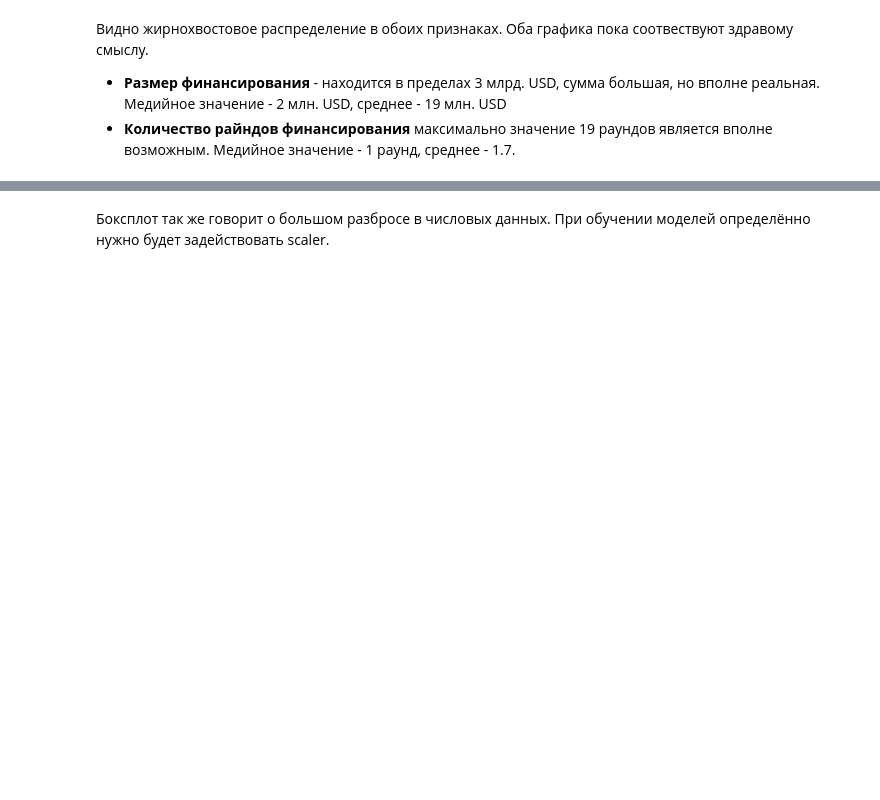
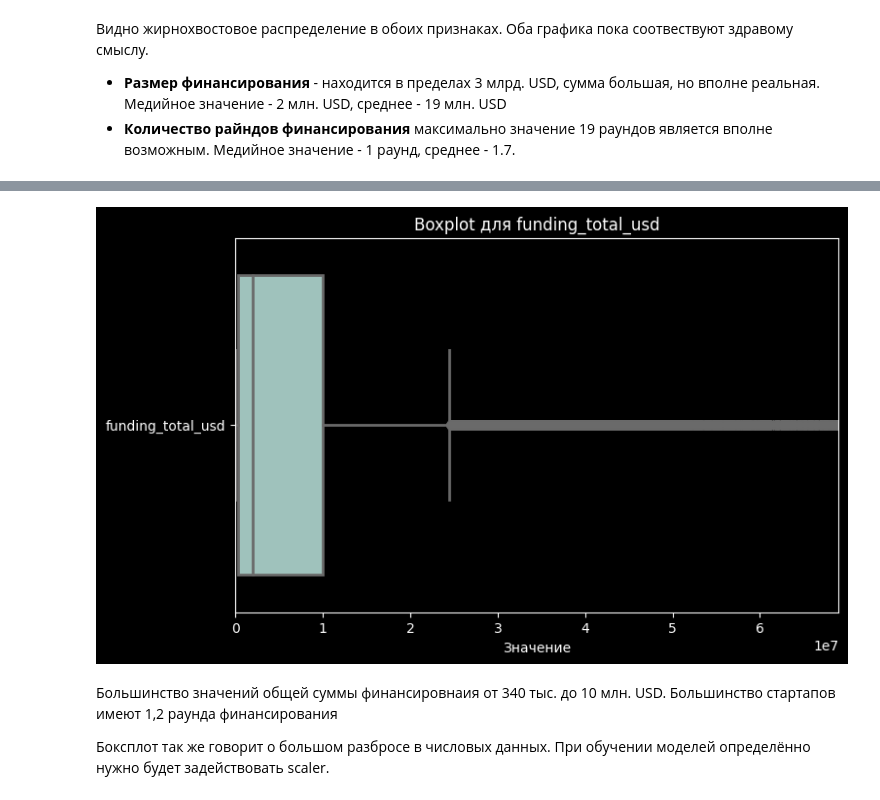
Before and after one commit to FedorSafonov/Predicting-the-success-of-startups, a Jupyter notebook: test.ipynb, the cells around one changed output, grey strips where cells are left out. Drawn from its saved outputs; the diff is of its cells as text; code cells hidden in the pictures; blank space fills up the shorter version.

```diff
--- a/test.ipynb
+++ b/test.ipynb
@@ -115,2 +127,15 @@ for column in numeric_columns:
+# %%
+usd_col = numeric_columns[0]
+plt.figure(figsize=(8, 5))
+sns.boxplot(df[[usd_col]], orient='h', linewidth=2, saturation=0.5)
+plt.title(f'Boxplot для {usd_col}')
+plt.xlim(0,df[usd_col].quantile(0.95))
+plt.xlabel('Значение')
+plt.show()
+# %% [output]
+[figure, added]
 # %% [markdown]
+Большинство значений общей суммы финансировнаия от 340 тыс. до 10 млн. USD.
+Большинство стартапов имеют 1,2 раунда финансирования
+
 Боксплот так же говорит о большом разбросе в числовых данных. При обучении моделей определённо нужно будет задействовать scaler.
```
Also changed, not shown: parts of 56 cells of this notebook.
